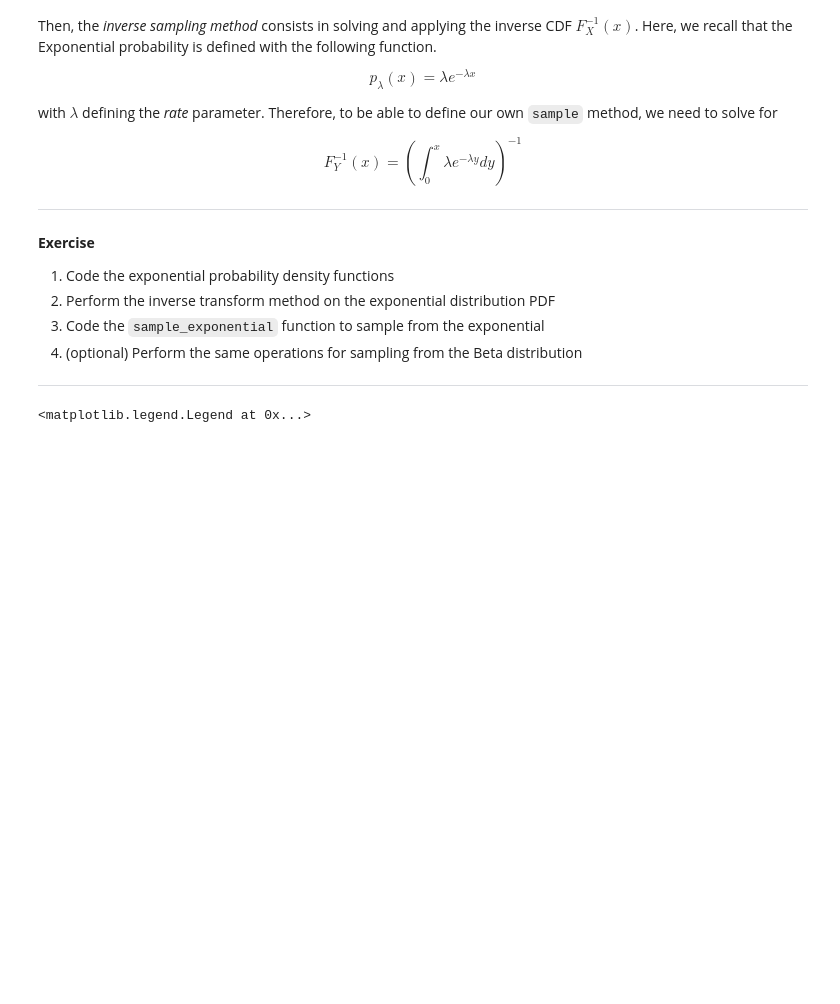
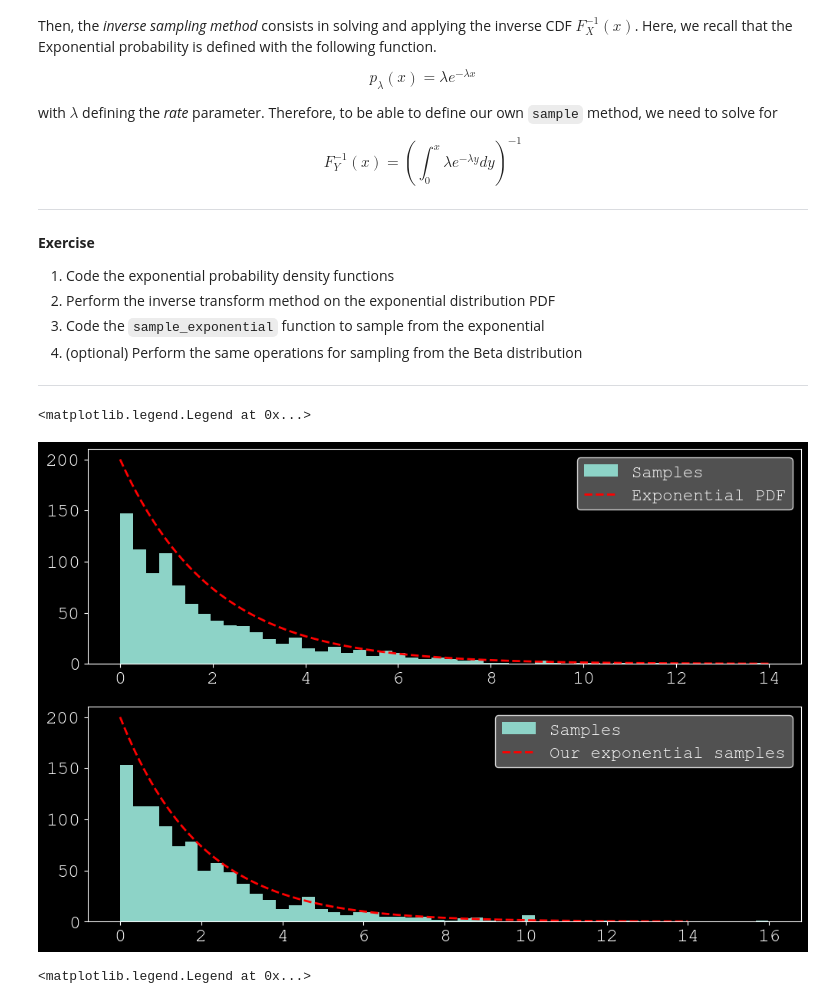
Before and after one commit to LouisLalay/atiam_ml, a Jupyter notebook: 04b_distributions.ipynb, the cells around one changed output. Drawn from its saved outputs; the diff is of its cells as text; code cells hidden in the pictures; blank space fills up the shorter version.

```diff
--- a/04b_distributions.ipynb
+++ b/04b_distributions.ipynb
@@ -279,44 +326,41 @@ $$
 
 ***
 # %%
+
 from scipy.stats import expon
-nb_samples = 500
+nb_samples = 1000
 nb_bins = 50
 
 def sample_exponential(mu, n, m):
 
-    ######################
-    # YOUR CODE GOES HERE
-    ######################
-
-    ######################
-    # Solution
-
     samples = np.random.uniform(0, 1, size=(m,n))
     samples = - np.log(1 - samples)
     samples *= mu
-
-    ######################
 
     return samples
 
 # Exponential distribution
 mu = 2
 samples = np.random.exponential(mu, nb_samples)
 samples_ex = sample_exponential(mu, nb_samples, 1)
+
 # Compute the PDF
 X = np.linspace(0, np.max(samples), int(np.max(samples)) * 100)
-y1 = expon.pdf(X) #* (nb_samples / nb_bins) * int(np.max(samples) * 1.5)
+y1 = expon.pdf(X, scale=mu) * (nb_samples / nb_bins) * int(np.max(samples) * 1.5)
+
 # Display both
 plt.figure(figsize=(12, 8))
 plt.subplot(2,1,1)
 plt.hist(samples, 50, label='Samples')
 plt.plot(X,y1,ls='--',c='r',linewidth=2, label='Exponential PDF')
 plt.legend(loc=1)
 plt.subplot(2,1,2)
-plt.hist(samples_ex, 50, label='Samples')
-plt.plot(X,y1,ls='--',c='r',linewidth=2, label='Our exponential sampples')
+plt.hist(samples_ex[0], 50, label='Samples')
+plt.plot(X,y1,ls='--',c='r',linewidth=2, label='Our exponential samples')
 plt.legend(loc=1)
+# %% [output]
+<matplotlib.legend.Legend at 0x...>
+[figure, added]
 # %%
 def sampleBeta(a, b, M, N):
 
```
Also changed, not shown: parts of 12 cells of this notebook.
